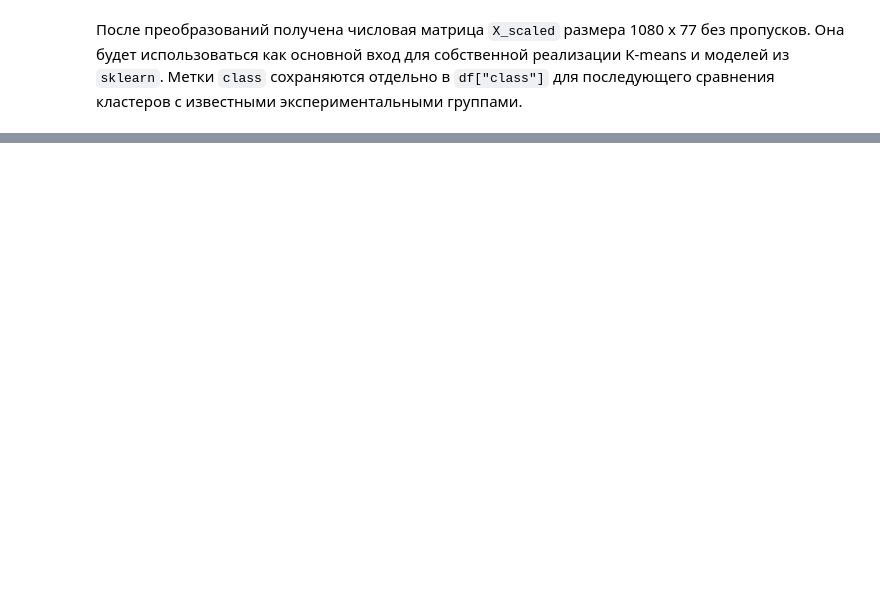
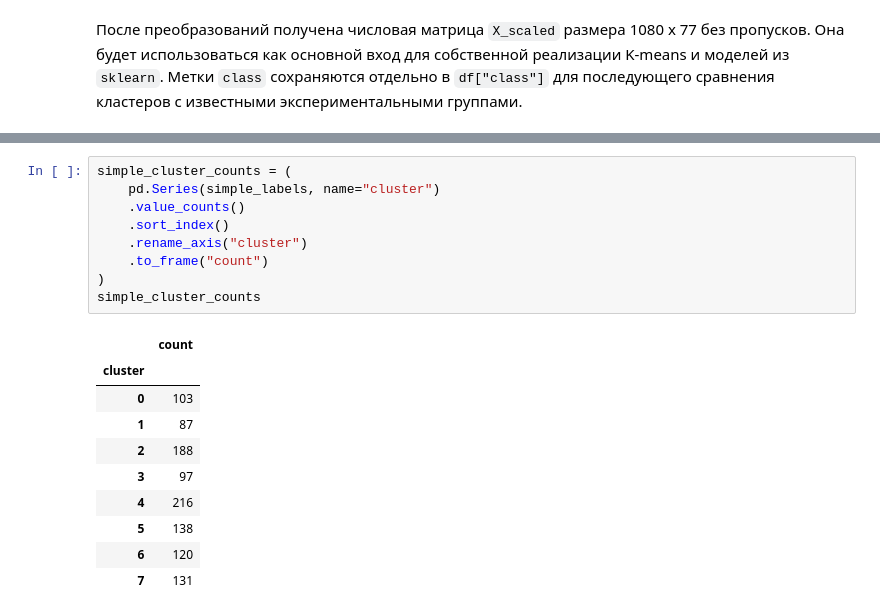
Before and after one commit to homka122/HomkaML, a Jupyter notebook: 1HW/hw1_mice_protein_clustering.ipynb, the cells around one changed output, grey strips where cells are left out. Saved outputs shown, nothing was run; the diff lists cells and outputs as text; blank space fills up the shorter version.

```diff
--- a/1HW/hw1_mice_protein_clustering.ipynb
+++ b/1HW/hw1_mice_protein_clustering.ipynb
@@ -404,0 +435,20 @@ scaling_check
+# %%
+simple_cluster_counts = (
+    pd.Series(simple_labels, name="cluster")
+    .value_counts()
+    .sort_index()
+    .rename_axis("cluster")
+    .to_frame("count")
+)
+simple_cluster_counts
+# %% [output]
+|  | count |
+| cluster |  |
+| 0 | 103 |
+| 1 | 87 |
+| 2 | 188 |
+| 3 | 97 |
+| 4 | 216 |
+| 5 | 138 |
+| 6 | 120 |
+| 7 | 131 |
```
Also changed, not shown: parts of 6 cells of this notebook, 2 other files.
